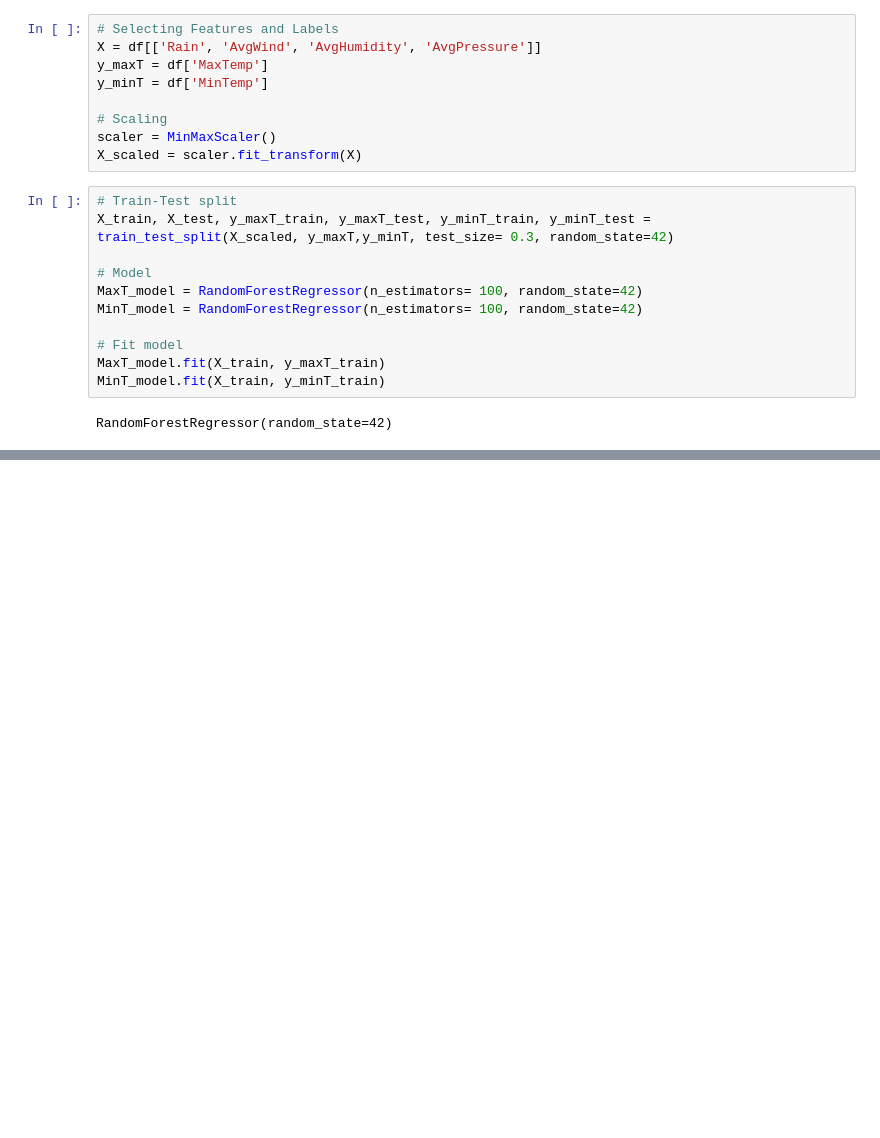
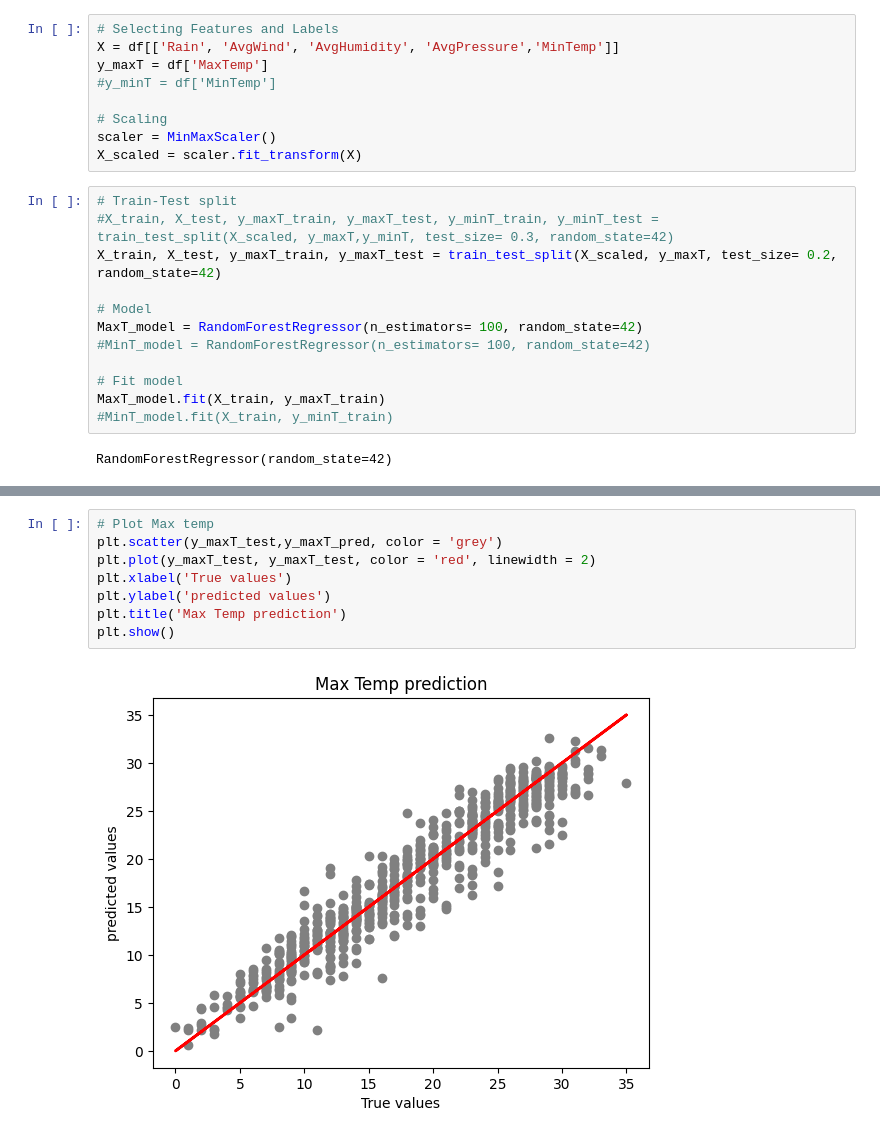
Before and after one commit to sina-safa/Weather-prediction, a Jupyter notebook: Weather prediction.ipynb, the cells around one changed output, grey strips where cells are left out. Drawn from its saved outputs; the diff is of its cells as text; blank space fills up the shorter version.

```diff
--- a/Weather prediction.ipynb
+++ b/Weather prediction.ipynb
@@ -44,24 +45,25 @@ AvgHumidity  0.278792 -0.469191 -0.371696  0.201916     1.000000    -0.013038
 AvgPressure -0.153274 -0.436150 -0.399119  0.076457    -0.013038     1.000000
 # %%
 # Selecting Features and Labels
-X = df[['Rain', 'AvgWind', 'AvgHumidity', 'AvgPressure']]
+X = df[['Rain', 'AvgWind', 'AvgHumidity', 'AvgPressure','MinTemp']]
 y_maxT = df['MaxTemp']
-y_minT = df['MinTemp']
+#y_minT = df['MinTemp']
 
 # Scaling
 scaler = MinMaxScaler()
 X_scaled = scaler.fit_transform(X)
 # %%
 # Train-Test split
-X_train, X_test, y_maxT_train, y_maxT_test, y_minT_train, y_minT_test = train_test_split(X_scaled, y_maxT,y_minT, test_size= 0.3, random_state=42)
+#X_train, X_test, y_maxT_train, y_maxT_test, y_minT_train, y_minT_test = train_test_split(X_scaled, y_maxT,y_minT, test_size= 0.3, random_state=42)
+X_train, X_test, y_maxT_train, y_maxT_test = train_test_split(X_scaled, y_maxT, test_size= 0.2, random_state=42)
 
 # Model
 MaxT_model = RandomForestRegressor(n_estimators= 100, random_state=42)
-MinT_model = RandomForestRegressor(n_estimators= 100, random_state=42)
+#MinT_model = RandomForestRegressor(n_estimators= 100, random_state=42)
 
 # Fit model
 MaxT_model.fit(X_train, y_maxT_train)
-MinT_model.fit(X_train, y_minT_train)
+#MinT_model.fit(X_train, y_minT_train)
 # %% [output]
 RandomForestRegressor(random_state=42)
 # %%
@@ -88,0 +118,10 @@ Minimum Temp R^2 =  0.41530243999176186
+# %%
+# Plot Max temp
+plt.scatter(y_maxT_test,y_maxT_pred, color = 'grey')
+plt.plot(y_maxT_test, y_maxT_test, color = 'red', linewidth = 2)
+plt.xlabel('True values')
+plt.ylabel('predicted values')
+plt.title('Max Temp prediction')
+plt.show()
+# %% [output]
+[figure, added]
```
Also changed, not shown: parts of 6 cells of this notebook.
